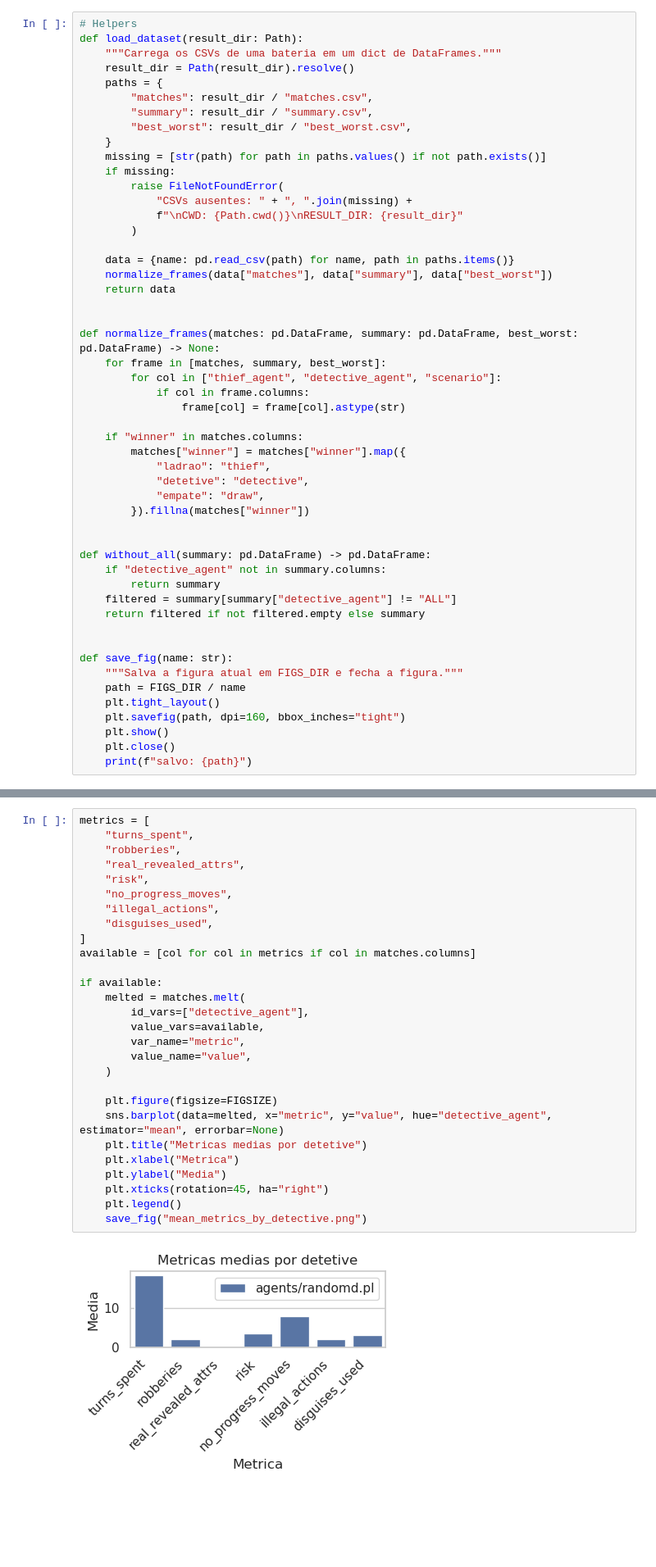
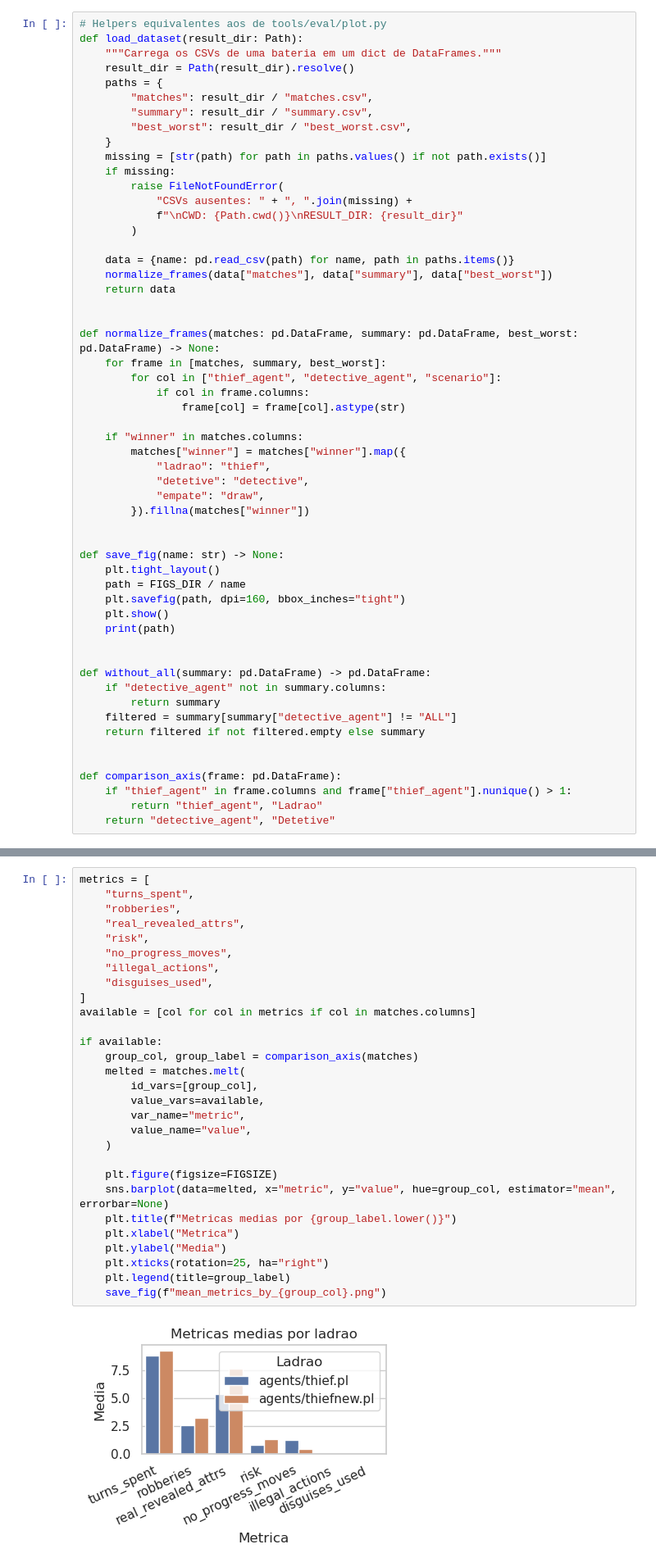
Before and after one commit to Kyamel/agents, a Jupyter notebook: tools/eval/plot.ipynb, the cells around one changed output, grey strips where cells are left out. Shown at 82% size. Saved outputs shown, nothing was run; the diff lists cells and outputs as text; blank space fills up the shorter version.

```diff
--- a/tools/eval/plot.ipynb
+++ b/tools/eval/plot.ipynb
@@ -37,5 +50,5 @@ RESULT_DIR, FIGS_DIR
 # %%
-# Helpers
+# Helpers equivalentes aos de tools/eval/plot.py
 def load_dataset(result_dir: Path):
     """Carrega os CSVs de uma bateria em um dict de DataFrames."""
     result_dir = Path(result_dir).resolve()
@@ -70,6 +83,14 @@ def normalize_frames(matches: pd.DataFrame, summary: pd.DataFrame, best_worst: p
         }).fillna(matches["winner"])
 
 
+def save_fig(name: str) -> None:
+    plt.tight_layout()
+    path = FIGS_DIR / name
+    plt.savefig(path, dpi=160, bbox_inches="tight")
+    plt.show()
+    print(path)
+
+
 def without_all(summary: pd.DataFrame) -> pd.DataFrame:
     if "detective_agent" not in summary.columns:
         return summary
@@ -77,14 +98,10 @@ def without_all(summary: pd.DataFrame) -> pd.DataFrame:
     return filtered if not filtered.empty else summary
 
 
-def save_fig(name: str):
-    """Salva a figura atual em FIGS_DIR e fecha a figura."""
-    path = FIGS_DIR / name
-    plt.tight_layout()
-    plt.savefig(path, dpi=160, bbox_inches="tight")
-    plt.show()
-    plt.close()
-    print(f"salvo: {path}")
+def comparison_axis(frame: pd.DataFrame):
+    if "thief_agent" in frame.columns and frame["thief_agent"].nunique() > 1:
+        return "thief_agent", "Ladrao"
+    return "detective_agent", "Detetive"
 # %%
 # Carregamento dos CSVs
 dataset = load_dataset(RESULT_DIR)
@@ -170,30 +204,31 @@ salvo: /home/lucas/dev/web/agents/tools/eval/results/cenario1__randomt__vs__rand
 # %%
 metrics = [
     "turns_spent",
     "robberies",
     "real_revealed_attrs",
     "risk",
     "no_progress_moves",
     "illegal_actions",
     "disguises_used",
 ]
 available = [col for col in metrics if col in matches.columns]
 
 if available:
+    group_col, group_label = comparison_axis(matches)
     melted = matches.melt(
-        id_vars=["detective_agent"],
+        id_vars=[group_col],
         value_vars=available,
         var_name="metric",
         value_name="value",
     )
 
     plt.figure(figsize=FIGSIZE)
-    sns.barplot(data=melted, x="metric", y="value", hue="detective_agent", estimator="mean", errorbar=None)
-    plt.title("Metricas medias por detetive")
+    sns.barplot(data=melted, x="metric", y="value", hue=group_col, estimator="mean", errorbar=None)
+    plt.title(f"Metricas medias por {group_label.lower()}")
     plt.xlabel("Metrica")
     plt.ylabel("Media")
-    plt.xticks(rotation=45, ha="right")
-    plt.legend()
-    save_fig("mean_metrics_by_detective.png")
+    plt.xticks(rotation=25, ha="right")
+    plt.legend(title=group_label)
+    save_fig(f"mean_metrics_by_{group_col}.png")
 # %% [output]
-[figure, old version]
+[figure, new version]
```
Also changed, not shown: parts of 16 cells of this notebook, 22 other files.
